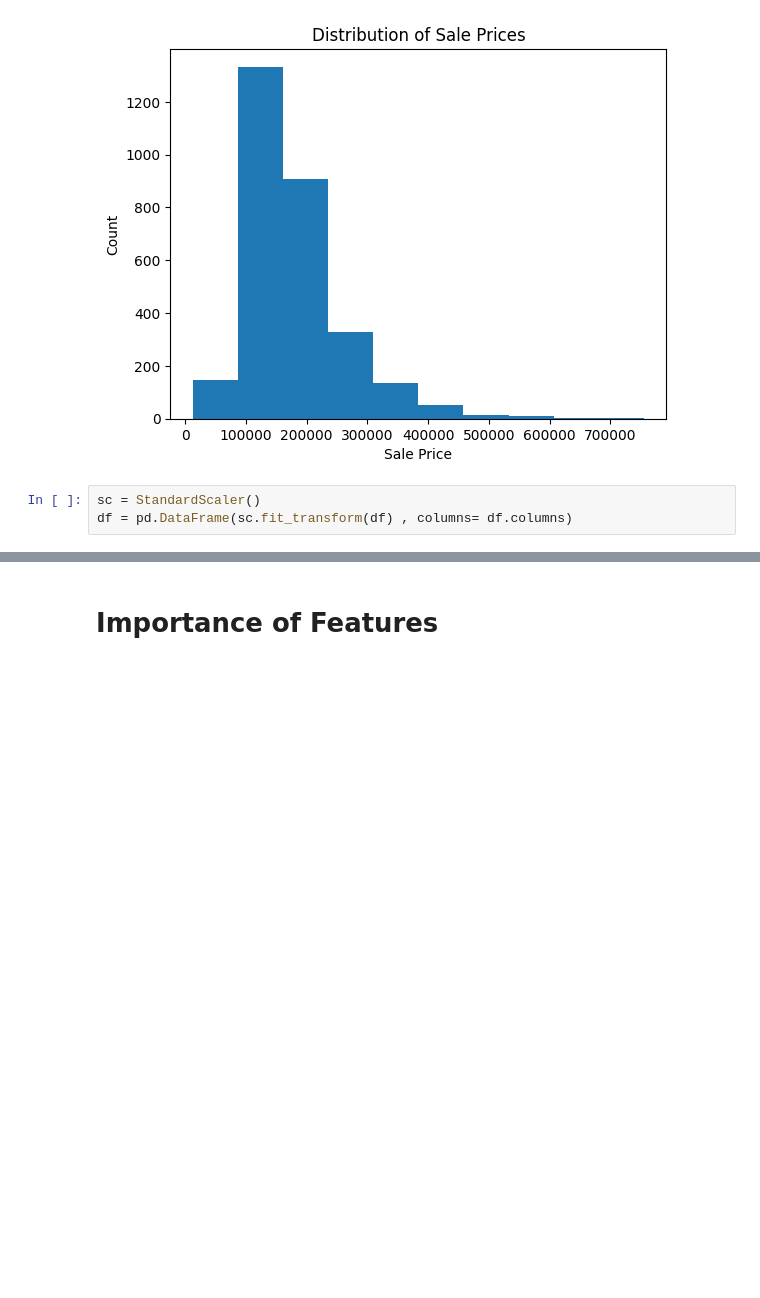
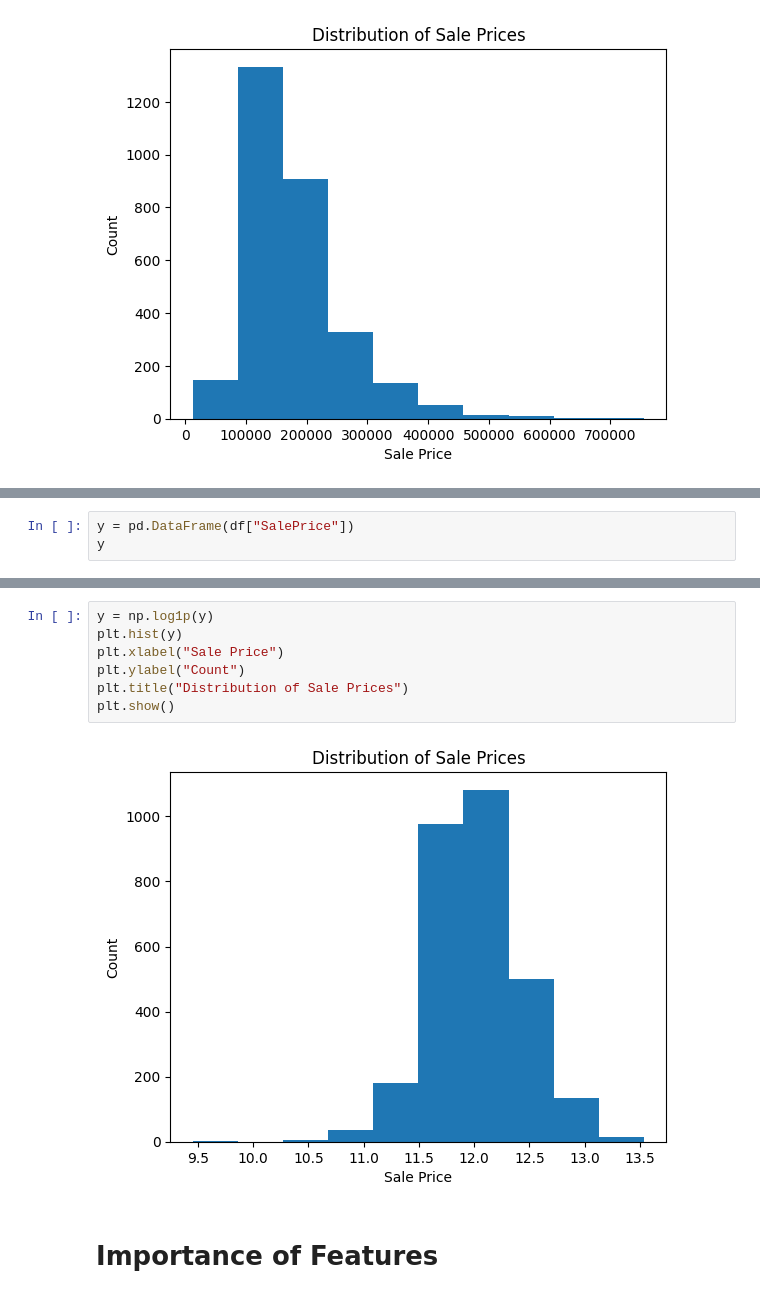
Before and after one commit to Abdelaziz-Mohamed-eng/house-price-ML-, a Jupyter notebook: Model.ipynb, the cells around one changed output, grey strips where cells are left out. Saved outputs shown, nothing was run; the diff lists cells and outputs as text; blank space fills up the shorter version.

```diff
--- a/Model.ipynb
+++ b/Model.ipynb
@@ -275,6 +271,3 @@ plt.title("Distribution of Sale Prices")
 plt.show()
 # %% [output]
 [figure]
-# %%
-sc = StandardScaler()
-df = pd.DataFrame(sc.fit_transform(df) , columns= df.columns)
@@ -296,0 +274,3 @@ df
+# %%
+y = pd.DataFrame(df["SalePrice"])
+y
@@ -297,3 +291,12 @@ df
+# %%
+y = np.log1p(y)
+plt.hist(y)
+plt.xlabel("Sale Price")
+plt.ylabel("Count")
+plt.title("Distribution of Sale Prices")
+plt.show()
+# %% [output]
+[figure, added]
 # %% [markdown]
 # Importance of Features
 # %%
```
Also changed, not shown: parts of 13 cells of this notebook, 3 other files.
